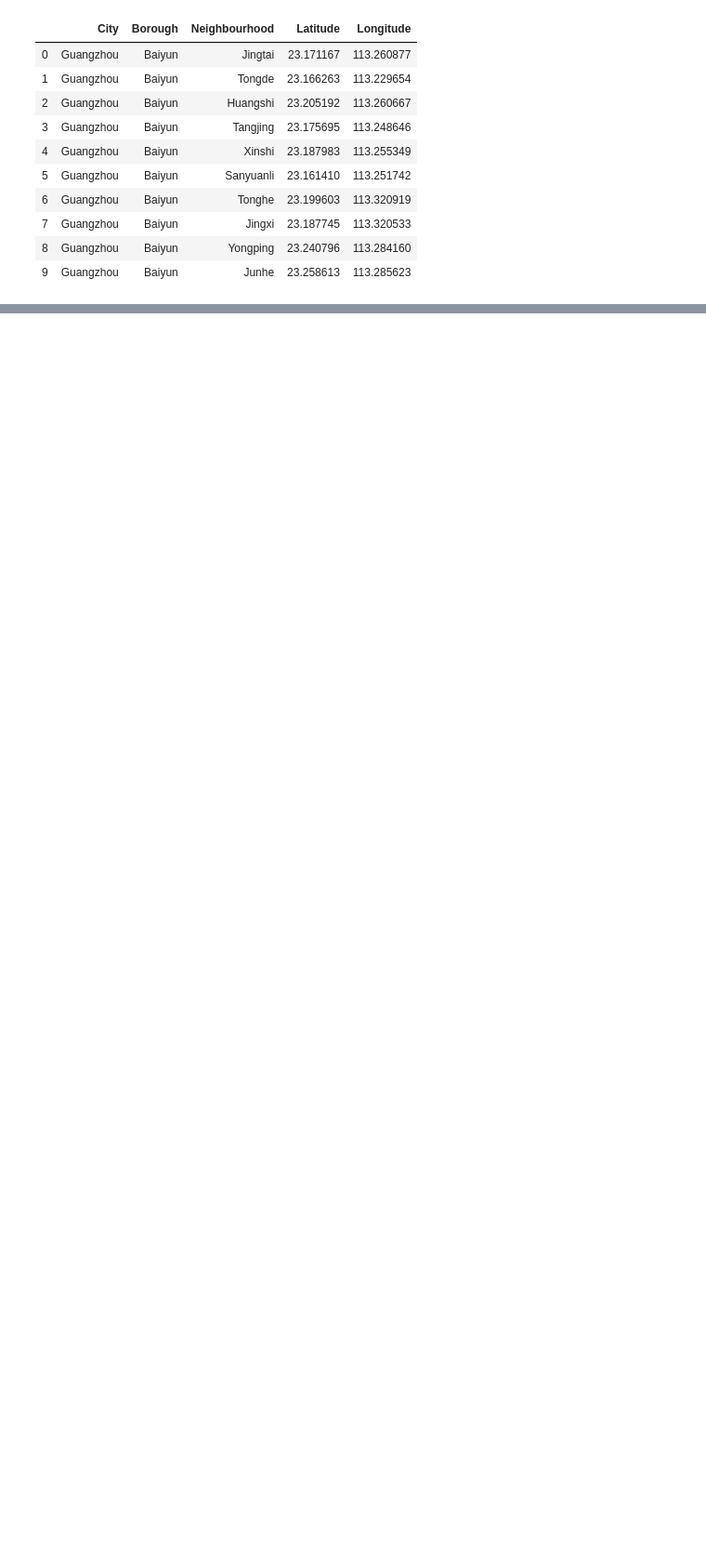
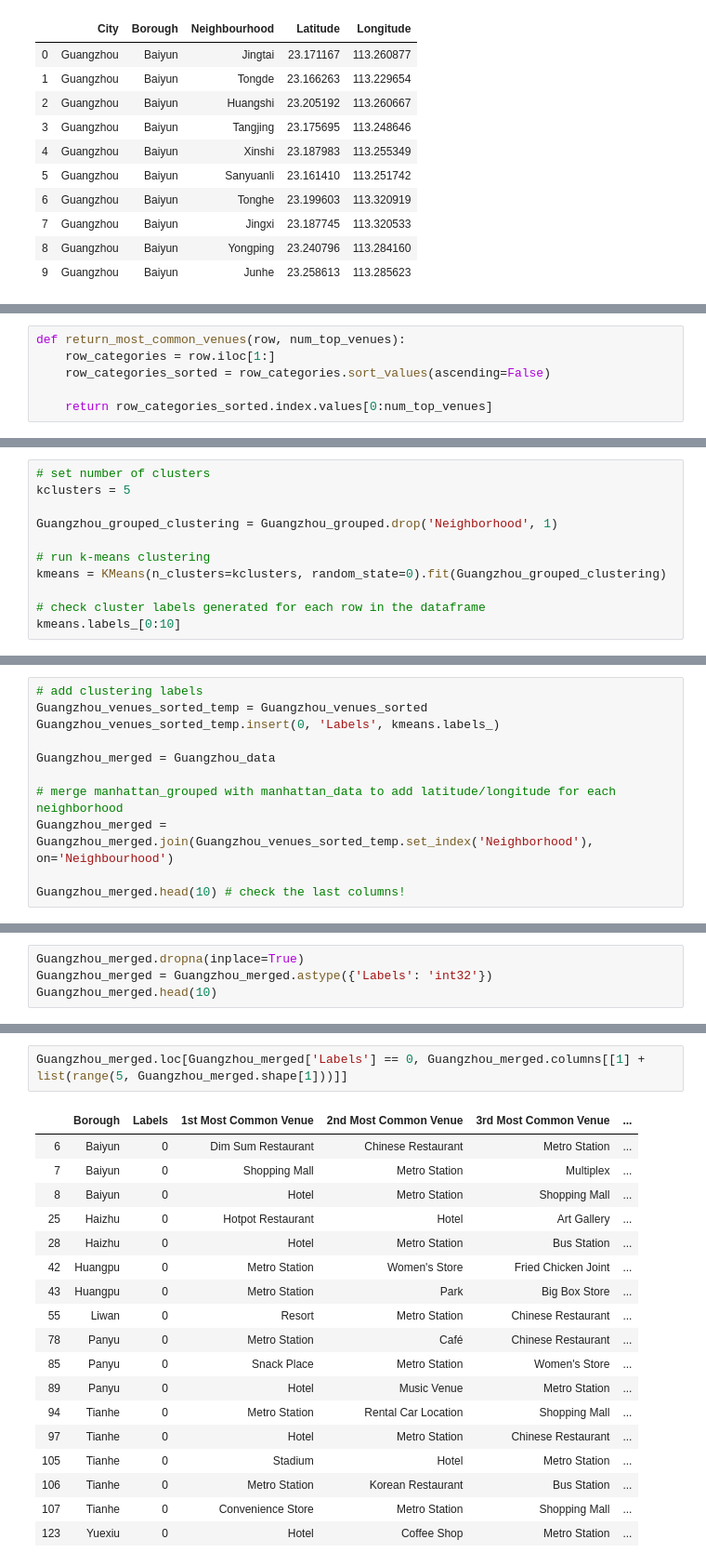
Before and after one commit to xuziqing98/New-Venture-Navigator, a Jupyter notebook: coursera_applied_data_science_capstone_project.ipynb, the cells around one changed output, grey strips where cells are left out. Shown at 93% size. Saved outputs shown, nothing was run; the diff lists cells and outputs as text; blank space fills up the shorter version.

Commit message:
exploration, cluster, examine section updated

```diff
--- a/coursera_applied_data_science_capstone_project.ipynb
+++ b/coursera_applied_data_science_capstone_project.ipynb
@@ -165,0 +380,6 @@ The geospatial data of Xiaolou in Zengcheng is not available!
+# %%
+def return_most_common_venues(row, num_top_venues):
+    row_categories = row.iloc[1:]
+    row_categories_sorted = row_categories.sort_values(ascending=False)
+
+    return row_categories_sorted.index.values[0:num_top_venues]
@@ -165,0 +425,11 @@ The geospatial data of Xiaolou in Zengcheng is not available!
+# %%
+# set number of clusters
+kclusters = 5
+
+Guangzhou_grouped_clustering = Guangzhou_grouped.drop('Neighborhood', 1)
+
+# run k-means clustering
+kmeans = KMeans(n_clusters=kclusters, random_state=0).fit(Guangzhou_grouped_clustering)
+
+# check cluster labels generated for each row in the dataframe
+kmeans.labels_[0:10]
@@ -165,0 +440,11 @@ The geospatial data of Xiaolou in Zengcheng is not available!
+# %%
+# add clustering labels
+Guangzhou_venues_sorted_temp = Guangzhou_venues_sorted
+Guangzhou_venues_sorted_temp.insert(0, 'Labels', kmeans.labels_)
+
+Guangzhou_merged = Guangzhou_data
+
+# merge manhattan_grouped with manhattan_data to add latitude/longitude for each neighborhood
+Guangzhou_merged = Guangzhou_merged.join(Guangzhou_venues_sorted_temp.set_index('Neighborhood'), on='Neighbourhood')
+
+Guangzhou_merged.head(10) # check the last columns!
@@ -165,0 +465,4 @@ The geospatial data of Xiaolou in Zengcheng is not available!
+# %%
+Guangzhou_merged.dropna(inplace=True)
+Guangzhou_merged = Guangzhou_merged.astype({'Labels': 'int32'})
+Guangzhou_merged.head(10)
@@ -165,0 +515,21 @@ The geospatial data of Xiaolou in Zengcheng is not available!
+# %%
+Guangzhou_merged.loc[Guangzhou_merged['Labels'] == 0, Guangzhou_merged.columns[[1] + list(range(5, Guangzhou_merged.shape[1]))]]
+# %% [output]
+|  | Borough | Labels | 1st Most Common Venue | 2nd Most Common Venue | 3rd Most Common Venue | ... |
+| 6 | Baiyun | 0 | Dim Sum Restaurant | Chinese Restaurant | Metro Station | ... |
+| 7 | Baiyun | 0 | Shopping Mall | Metro Station | Multiplex | ... |
+| 8 | Baiyun | 0 | Hotel | Metro Station | Shopping Mall | ... |
+| 25 | Haizhu | 0 | Hotpot Restaurant | Hotel | Art Gallery | ... |
+| 28 | Haizhu | 0 | Hotel | Metro Station | Bus Station | ... |
+| 42 | Huangpu | 0 | Metro Station | Women's Store | Fried Chicken Joint | ... |
+| 43 | Huangpu | 0 | Metro Station | Park | Big Box Store | ... |
+| 55 | Liwan | 0 | Resort | Metro Station | Chinese Restaurant | ... |
+| 78 | Panyu | 0 | Metro Station | Café | Chinese Restaurant | ... |
+| 85 | Panyu | 0 | Snack Place | Metro Station | Women's Store | ... |
+| 89 | Panyu | 0 | Hotel | Music Venue | Metro Station | ... |
+| 94 | Tianhe | 0 | Metro Station | Rental Car Location | Shopping Mall | ... |
+| 97 | Tianhe | 0 | Hotel | Metro Station | Chinese Restaurant | ... |
+| 105 | Tianhe | 0 | Stadium | Hotel | Metro Station | ... |
+| 106 | Tianhe | 0 | Metro Station | Korean Restaurant | Bus Station | ... |
+| 107 | Tianhe | 0 | Convenience Store | Metro Station | Shopping Mall | ... |
+| 123 | Yuexiu | 0 | Hotel | Coffee Shop | Metro Station | ... |
```
Also changed, not shown: parts of 57 cells of this notebook.
